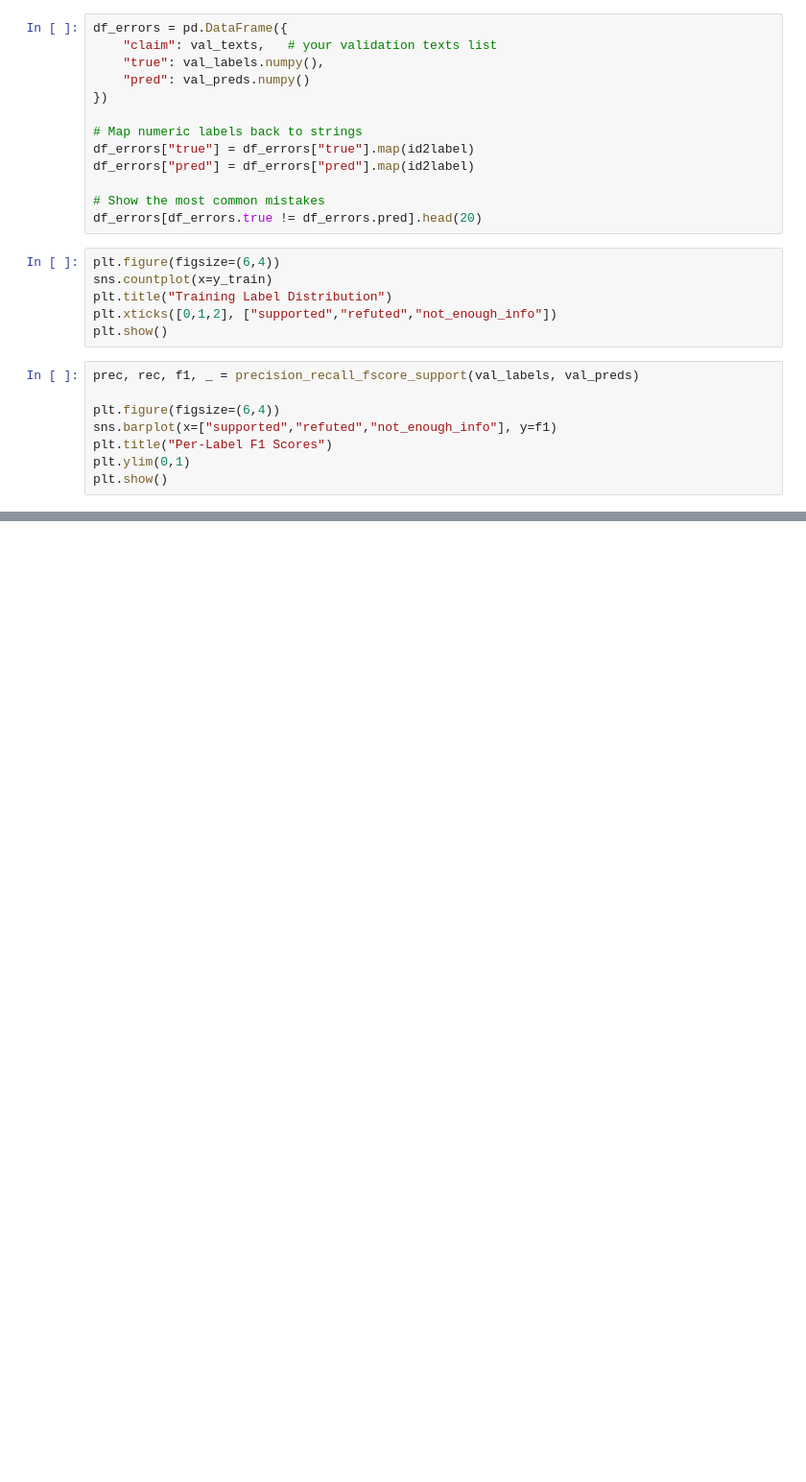
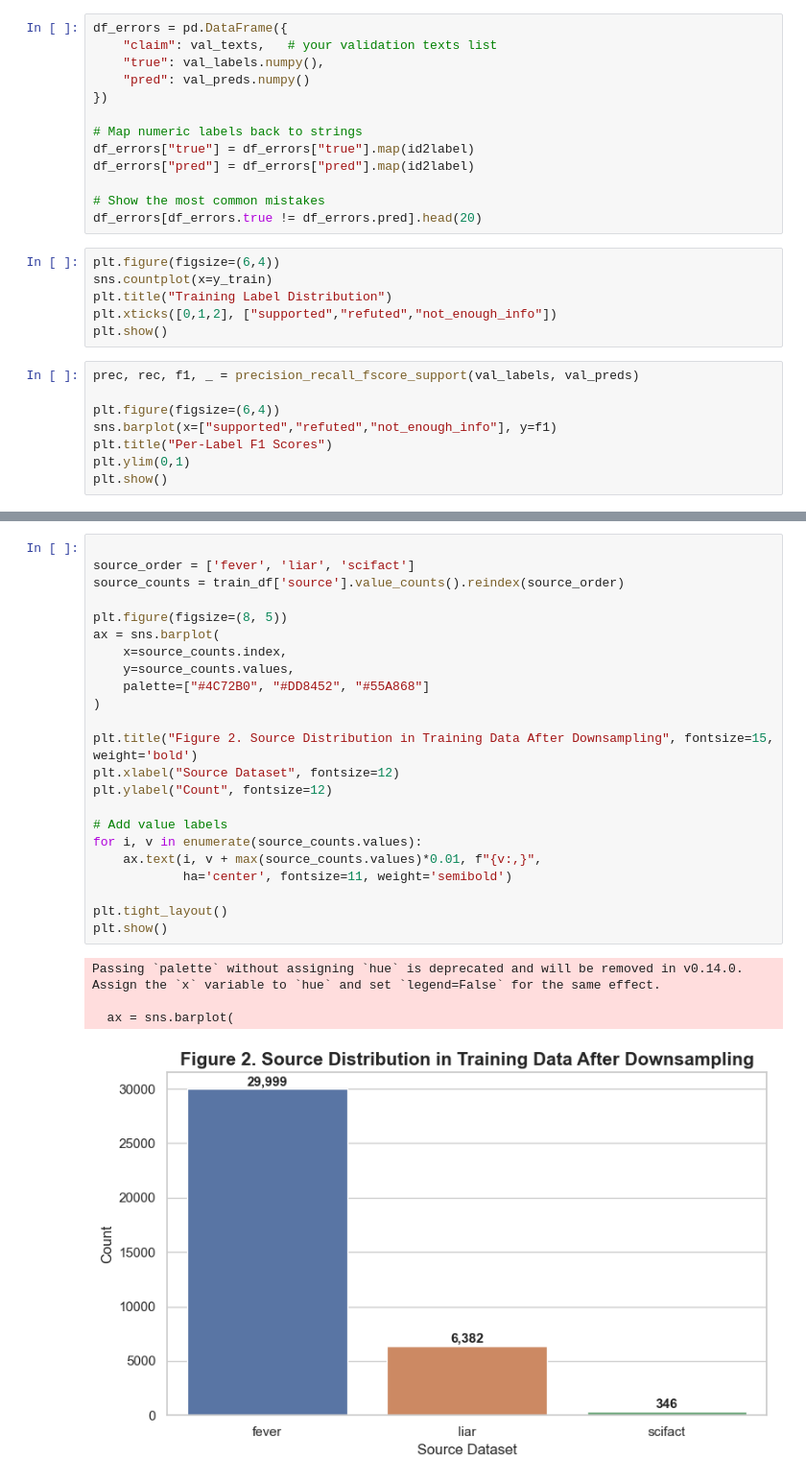
Before and after one commit to danieljjazowski/misinformationClassification, a Jupyter notebook: modeling.ipynb, the cells around one changed output, grey strips where cells are left out. Shown at 96% size. Drawn from its saved outputs; the diff is of its cells as text; blank space fills up the shorter version.

```diff
--- a/modeling.ipynb
+++ b/modeling.ipynb
@@ -972,0 +950,28 @@ plt.show()
+# %%
+
+source_order = ['fever', 'liar', 'scifact']
+source_counts = train_df['source'].value_counts().reindex(source_order)
+
+plt.figure(figsize=(8, 5))
+ax = sns.barplot(
+    x=source_counts.index,
+    y=source_counts.values,
+    palette=["#4C72B0", "#DD8452", "#55A868"]
+)
+
+plt.title("Figure 2. Source Distribution in Training Data After Downsampling", fontsize=15, weight='bold')
+plt.xlabel("Source Dataset", fontsize=12)
+plt.ylabel("Count", fontsize=12)
+
+# Add value labels
+for i, v in enumerate(source_counts.values):
+    ax.text(i, v + max(source_counts.values)*0.01, f"{v:,}",
+            ha='center', fontsize=11, weight='semibold')
+
+plt.tight_layout()
+plt.show()
+# %% [output]
+Passing `palette` without assigning `hue` is deprecated and will be removed in v0.14.0. Assign the `x` variable to `hue` and set `legend=False` for the same effect.
+
+  ax = sns.barplot(
+[figure, added]
```
Also changed, not shown: parts of 11 cells of this notebook.
